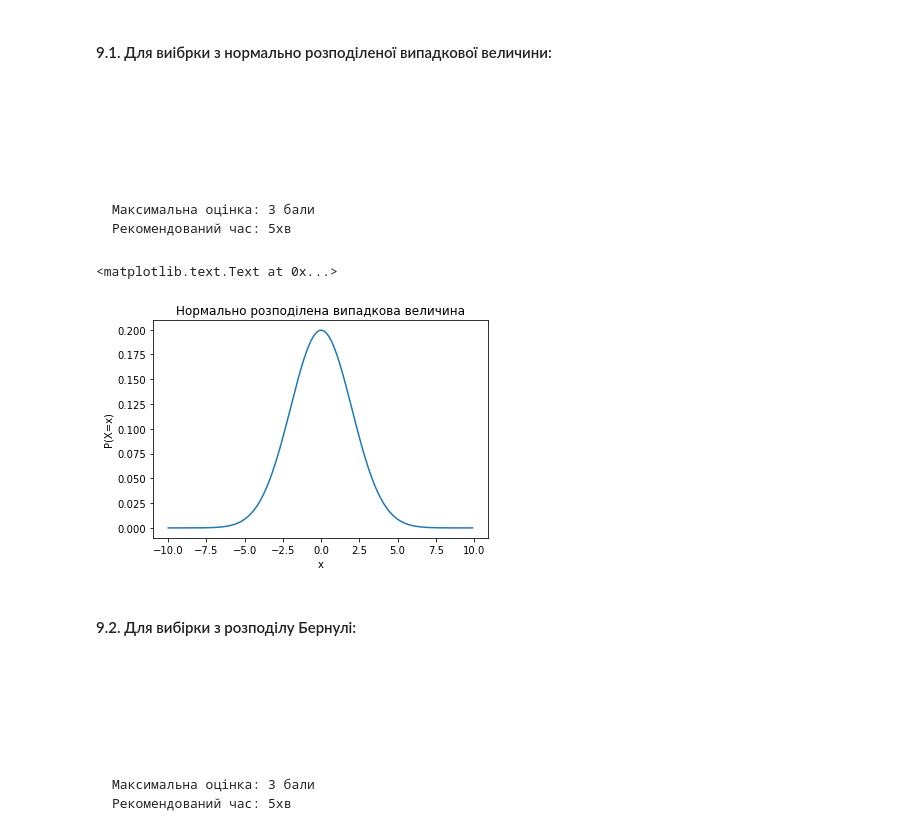
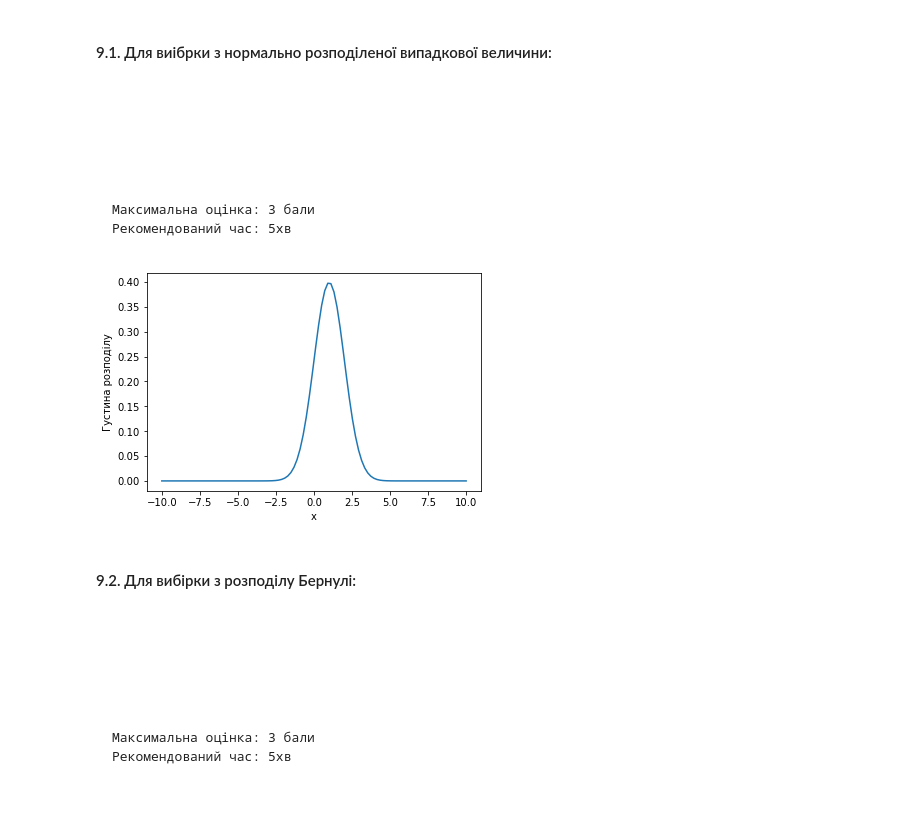
Before and after one commit to lluidesia/Liudmyla-Prysiazhna-DS100-Test-2_v2, a Jupyter notebook: DataRoot University DS100 Test #2_v2.ipynb, the cells around one changed output. Cells and saved outputs as stored; diff of their text form; code cells hidden in the pictures; blank space fills up the shorter version.

````diff
--- a/DataRoot University DS100 Test #2_v2.ipynb
+++ b/DataRoot University DS100 Test #2_v2.ipynb
@@ -595,20 +595,21 @@ Name: priority, dtype: object
 Максимальна оцінка: 3 бали
 Рекомендований час: 5хв
 ```
-# %%
-import matplotlib.pyplot as plt
-import scipy.stats as st
-%matplotlib inline
-
-x_axis = np.arange(-10, 10, 0.1)
-plt.plot(x_axis, st.norm.pdf(x_axis,0,2))
-plt.title("Нормально розподілена випадкова величина")
-
-plt.ylabel('P(X=x)')
-plt.xlabel('x')
-# %% [output]
-<matplotlib.text.Text at 0x...>
-[figure, removed]
+# %%
+import scipy.stats as sts
+import matplotlib.pyplot as plt
+%matplotlib inline
+
+x = np.linspace(-10, 10, 100)
+norm_rv = sts.norm(1, 1)
+norm_rv.rvs(100)
+
+plt.plot(x, norm_rv.pdf(x))
+plt.xlabel('x')
+plt.ylabel('Густина розподілу')
+plt.show()
+# %% [output]
+[figure, added]
 # %% [markdown]
 #### 9.2. Для вибірки з розподілу Бернулі:
 ```
````
Also changed, not shown: parts of 6 cells of this notebook.
